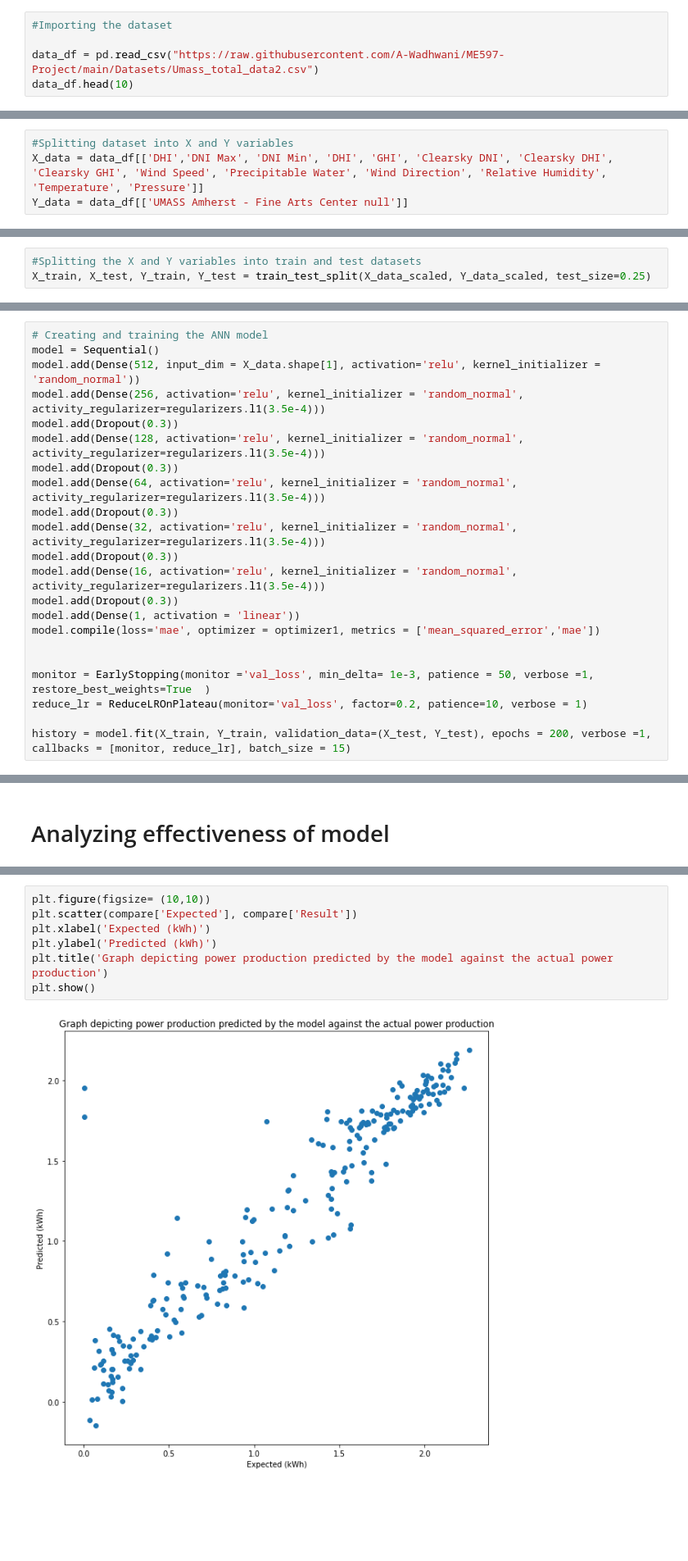
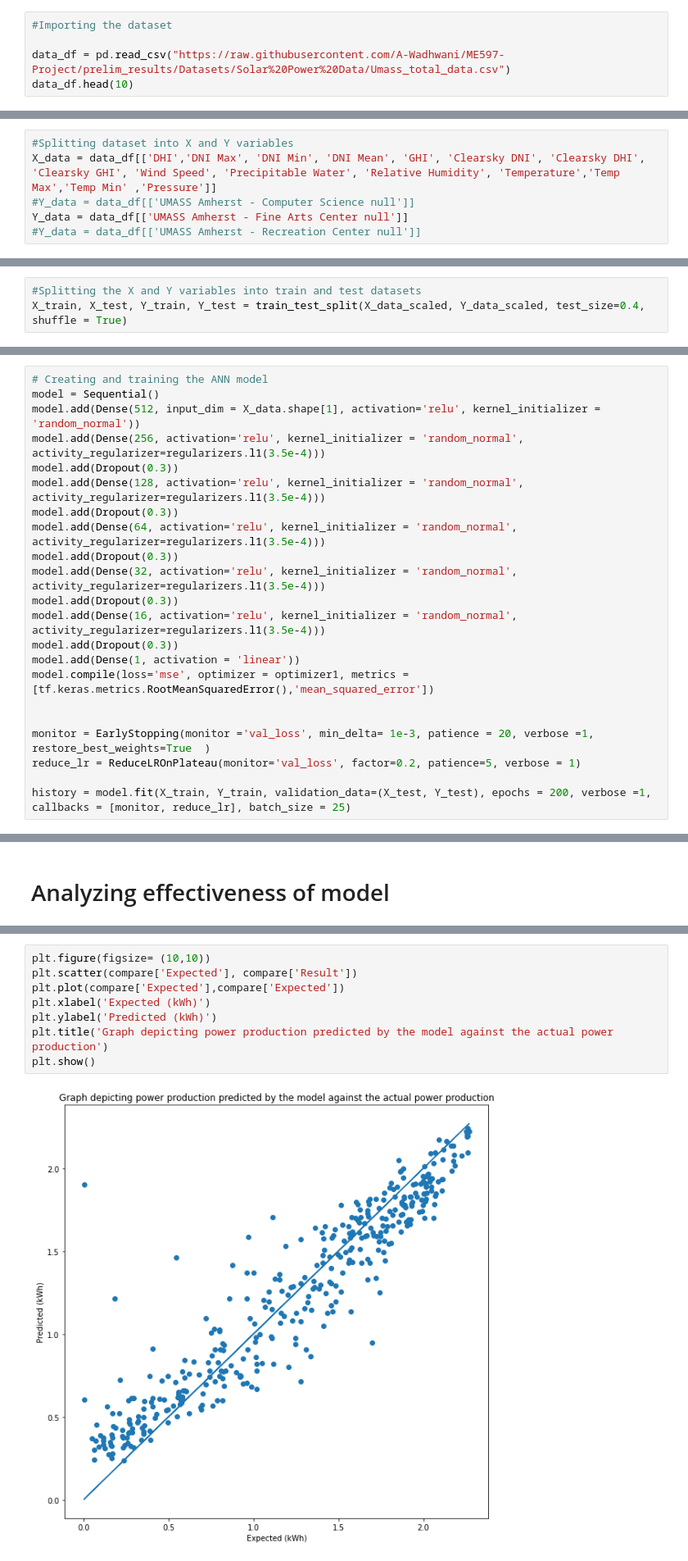
Before and after one commit to A-Wadhwani/ME597-Project, a Jupyter notebook: ANN_Model_UMass_power.ipynb, the cells around one changed output, grey strips where cells are left out. Shown at 82% size. Drawn from its saved outputs; the diff is of its cells as text; blank space fills up the shorter version.

```diff
--- a/ANN_Model_UMass_power.ipynb
+++ b/ANN_Model_UMass_power.ipynb
@@ -35,6 +35,6 @@ The tensorboard extension is already loaded. To reload it, use:
 # %%
 #Importing the dataset
 
-data_df = pd.read_csv("https://raw.githubusercontent.com/A-Wadhwani/ME597-Project/main/Datasets/Umass_total_data2.csv")
+data_df = pd.read_csv("https://raw.githubusercontent.com/A-Wadhwani/ME597-Project/prelim_results/Datasets/Solar%20Power%20Data/Umass_total_data.csv")
 data_df.head(10)
 # %% [output]
@@ -73,8 +73,10 @@ dtype: object
 # Data Sorting and scaling
 # %%
 #Splitting dataset into X and Y variables
-X_data = data_df[['DHI','DNI Max', 'DNI Min', 'DHI', 'GHI', 'Clearsky DNI', 'Clearsky DHI', 'Clearsky GHI', 'Wind Speed', 'Precipitable Water', 'Wind Direction', 'Relative Humidity', 'Temperature', 'Pressure']]
+X_data = data_df[['DHI','DNI Max', 'DNI Min', 'DNI Mean', 'GHI', 'Clearsky DNI', 'Clearsky DHI', 'Clearsky GHI', 'Wind Speed', 'Precipitable Water', 'Relative Humidity', 'Temperature','Temp Max','Temp Min' ,'Pressure']]
+#Y_data = data_df[['UMASS Amherst - Computer Science null']]
 Y_data = data_df[['UMASS Amherst - Fine Arts Center null']]
+#Y_data = data_df[['UMASS Amherst - Recreation Center null']]
 # %%
 #Scaling the data
 scaler1 = RobustScaler()
@@ -84,7 +86,7 @@ X_data_scaled = scaler1.fit_transform(X_data)
 Y_data_scaled = scaler2.fit_transform(Y_data)
 # %%
 #Splitting the X and Y variables into train and test datasets
-X_train, X_test, Y_train, Y_test = train_test_split(X_data_scaled, Y_data_scaled, test_size=0.25)
+X_train, X_test, Y_train, Y_test = train_test_split(X_data_scaled, Y_data_scaled, test_size=0.4, shuffle = True)
 # %% [markdown]
 # Developing ANN model
 # %%
@@ -105,10 +107,10 @@ model.add(Dropout(0.3))
 model.add(Dense(16, activation='relu', kernel_initializer = 'random_normal',  activity_regularizer=regularizers.l1(3.5e-4)))
 model.add(Dropout(0.3))
 model.add(Dense(1, activation = 'linear'))
-model.compile(loss='mae', optimizer = optimizer1, metrics = ['mean_squared_error','mae'])
+model.compile(loss='mse', optimizer = optimizer1, metrics = [tf.keras.metrics.RootMeanSquaredError(),'mean_squared_error'])
 
 
-monitor = EarlyStopping(monitor ='val_loss', min_delta= 1e-3, patience = 50, verbose =1, restore_best_weights=True  )
-reduce_lr = ReduceLROnPlateau(monitor='val_loss', factor=0.2, patience=10, verbose = 1)
+monitor = EarlyStopping(monitor ='val_loss', min_delta= 1e-3, patience = 20, verbose =1, restore_best_weights=True  )
+reduce_lr = ReduceLROnPlateau(monitor='val_loss', factor=0.2, patience=5, verbose = 1)
 
-history = model.fit(X_train, Y_train, validation_data=(X_test, Y_test), epochs = 200, verbose =1, callbacks = [monitor, reduce_lr], batch_size = 15)
+history = model.fit(X_train, Y_train, validation_data=(X_test, Y_test), epochs = 200, verbose =1, callbacks = [monitor, reduce_lr], batch_size = 25)
@@ -151,9 +173,10 @@ Name: Percentage Error, dtype: float64
 # %%
 plt.figure(figsize= (10,10))
 plt.scatter(compare['Expected'], compare['Result'])
+plt.plot(compare['Expected'],compare['Expected'])
 plt.xlabel('Expected (kWh)')
 plt.ylabel('Predicted (kWh)')
 plt.title('Graph depicting power production predicted by the model against the actual power production')
 plt.show()
 # %% [output]
-[figure, old version]
+[figure, new version]
```
Also changed, not shown: parts of 7 cells of this notebook.
